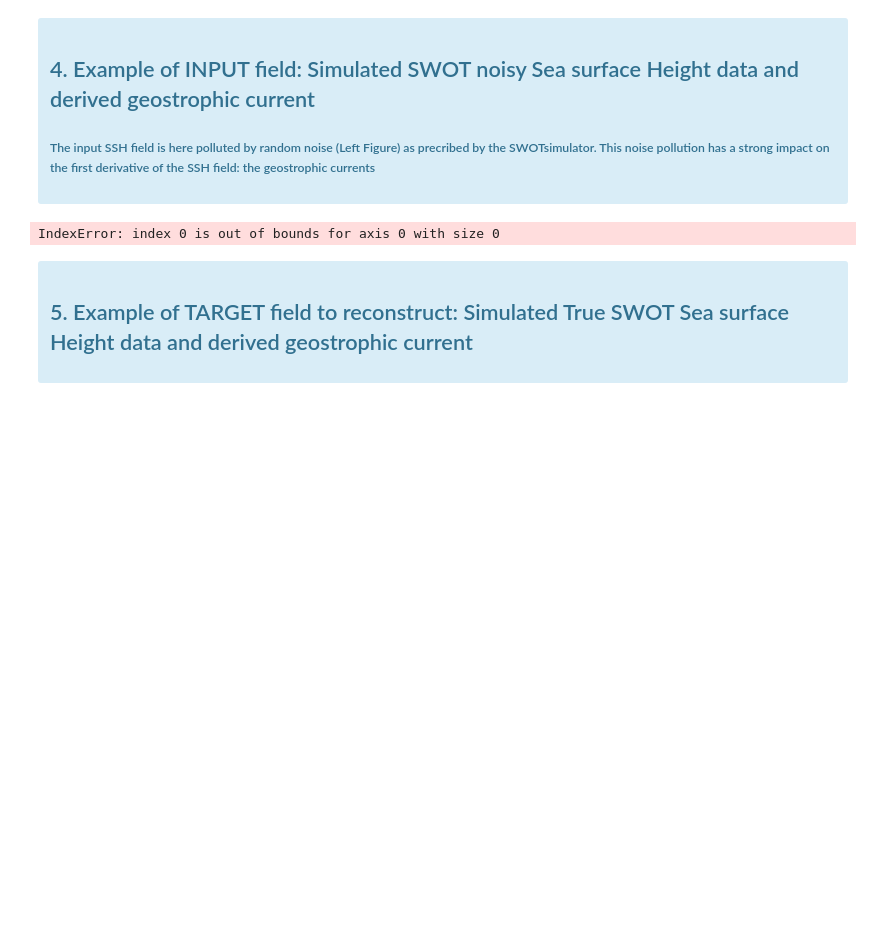
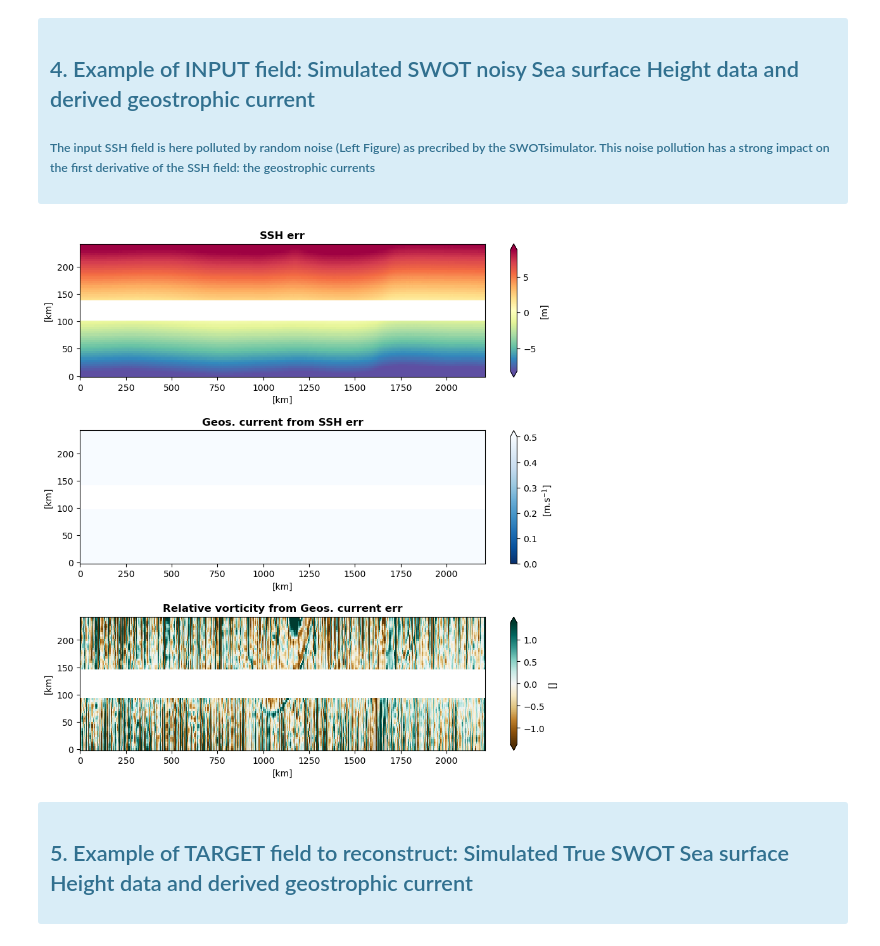
Before and after one commit to SammyMetref/2022c_SWOT_error_calibration_GS, a Jupyter notebook: quickstart.ipynb, the cells around one changed output. Cells and saved outputs as stored; diff of their text form; code cells hidden in the pictures; blank space fills up the shorter version.

```diff
--- a/quickstart.ipynb
+++ b/quickstart.ipynb
@@ -135,9 +131,9 @@ swt_input.compute_relative_vorticity('geos_current_err_x', 'geos_current_err_y',
 
 </div>
 # %%
-mask, vmin, vmax = swt_input.display_demo('ssh_err')
+mask, vmin, vmax = swt_input.display_demo('err')
 # %% [output]
-IndexError: index 0 is out of bounds for axis 0 with size 0
+[figure, added]
 # %% [markdown]
 <div class="alert alert-info" role="alert">
 
```
Also changed, not shown: parts of 20 cells of this notebook, 1 other file.
